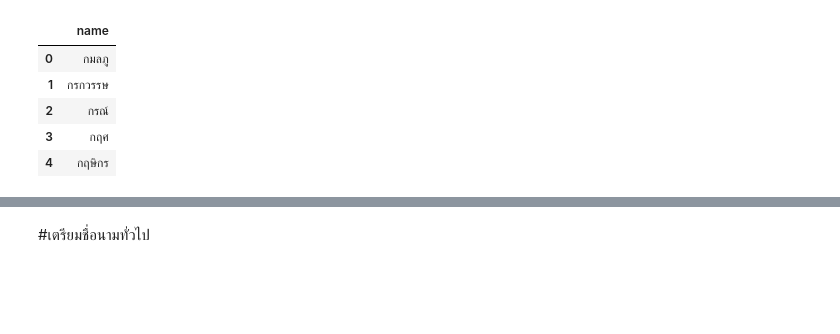
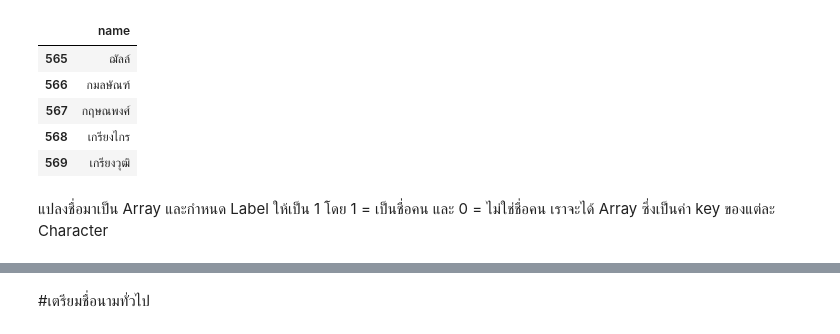
Before and after one commit to krmonline/PII, a Jupyter notebook: ชื่อคน.ipynb, the cells around one changed output, grey strips where cells are left out. Saved outputs shown, nothing was run; the diff lists cells and outputs as text; code cells hidden in the pictures; blank space fills up the shorter version.

```diff
--- a/ชื่อคน.ipynb
+++ b/ชื่อคน.ipynb
@@ -57,11 +47,0 @@ for j in range(11):
-# %%
-df_name = pd.DataFrame(arr_name,columns=['name'])
-#df_name.to_csv("name.csv",index=False)
-df_name.head()
-# %% [output]
-|  | name |
-| 0 | กมลภู |
-| 1 | กรกวรรษ |
-| 2 | กรณ์ |
-| 3 | กฤศ |
-| 4 | กฤษิกร |
@@ -96,2 +48,16 @@ def name2arr(x):
+# %%
+df_name = pd.read_csv('https://raw.githubusercontent.com/krmonline/PII/main/name.csv')
+df_name.tail()
+# %% [output]
+|  | name |
+| 565 | ฌัลล์ |
+| 566 | กมลษัณฑ์ |
+| 567 | กฤษณพงศ์ |
+| 568 | เกรียงไกร |
+| 569 | เกรียงวุฒิ |
+# %% [markdown]
+แปลงชื่อมาเป็น Array และกำหนด Label ให้เป็น 1
+โดย 1 = เป็นชื่อคน และ 0 = ไม่ใช่ชื่อคน
+เราจะได้ Array ซึ่งเป็นค่า key ของแต่ละ Character
 # %%
 df_name["arr_num"] = df_name.name.apply(name2arr)
```
Also changed, not shown: parts of 26 cells of this notebook.
